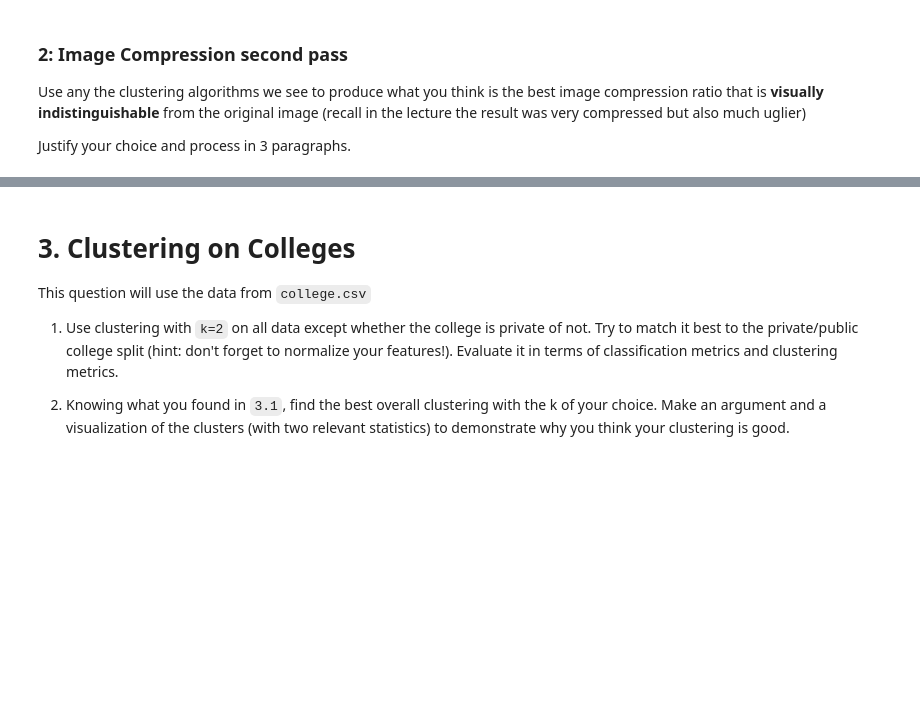
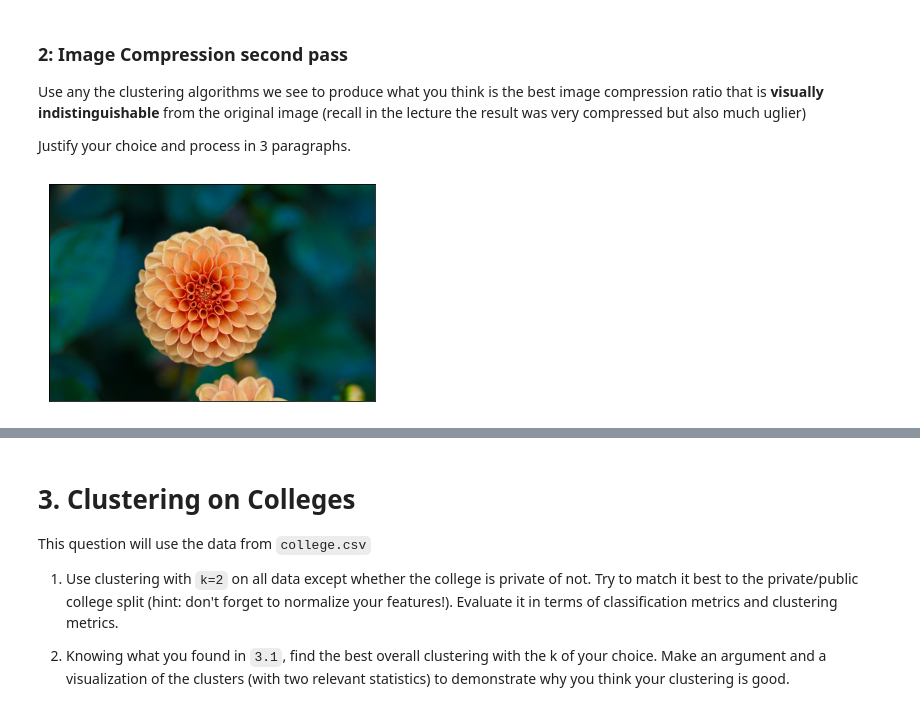
Before and after one commit to cb-ds-1/4-3-clustering, a Jupyter notebook: workshop.ipynb, the cells around one changed output, grey strips where cells are left out. Drawn from its saved outputs; the diff is of its cells as text; code cells hidden in the pictures; blank space fills up the shorter version.

```diff
--- a/workshop.ipynb
+++ b/workshop.ipynb
@@ -16,3 +162,12 @@ Use K-means clustering on the MNIST dataset (which can be imported with `from sk
 Use any the clustering algorithms we see to produce what you think is the best image compression ratio that is **visually indistinguishable** from the original image (recall in the lecture the result was very compressed but also much uglier)
 
 Justify your choice and process in 3 paragraphs.
+# %%
+from sklearn.datasets import load_sample_image
+img = load_sample_image("flower.jpg")
+ax = plt.axes(xticks=[], yticks=[])
+ax.imshow(img)
+data = img / 255.0 # use 0...1 scale
+data = data.reshape(427 * 640, 3)
+# %% [output]
+[figure, added]
```
Also changed, not shown: parts of 13 cells of this notebook.
